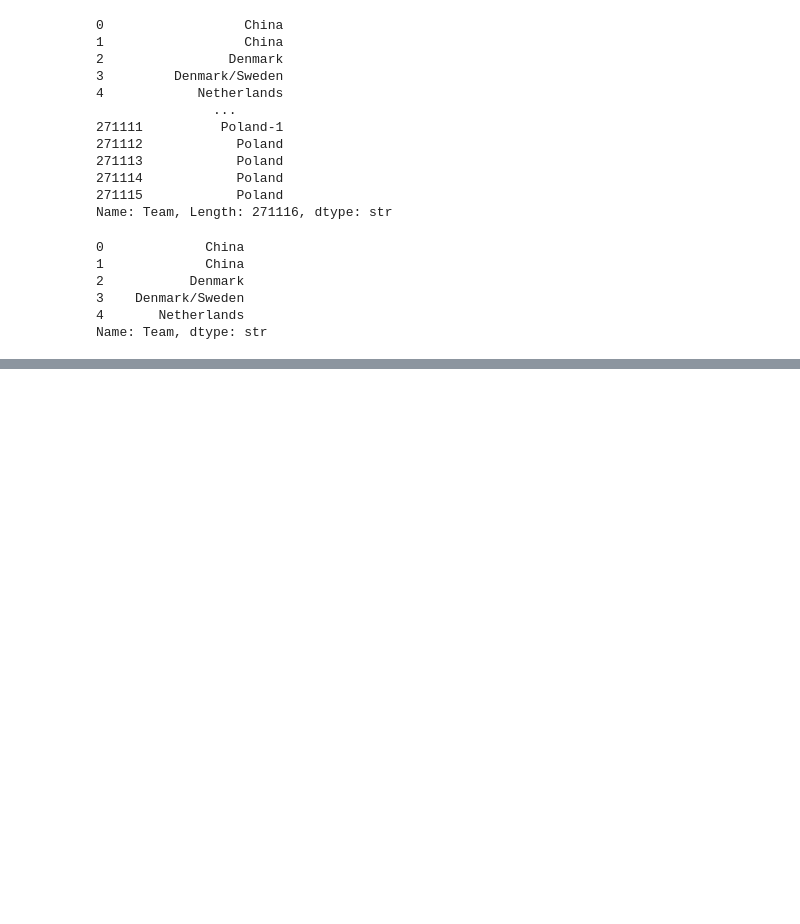
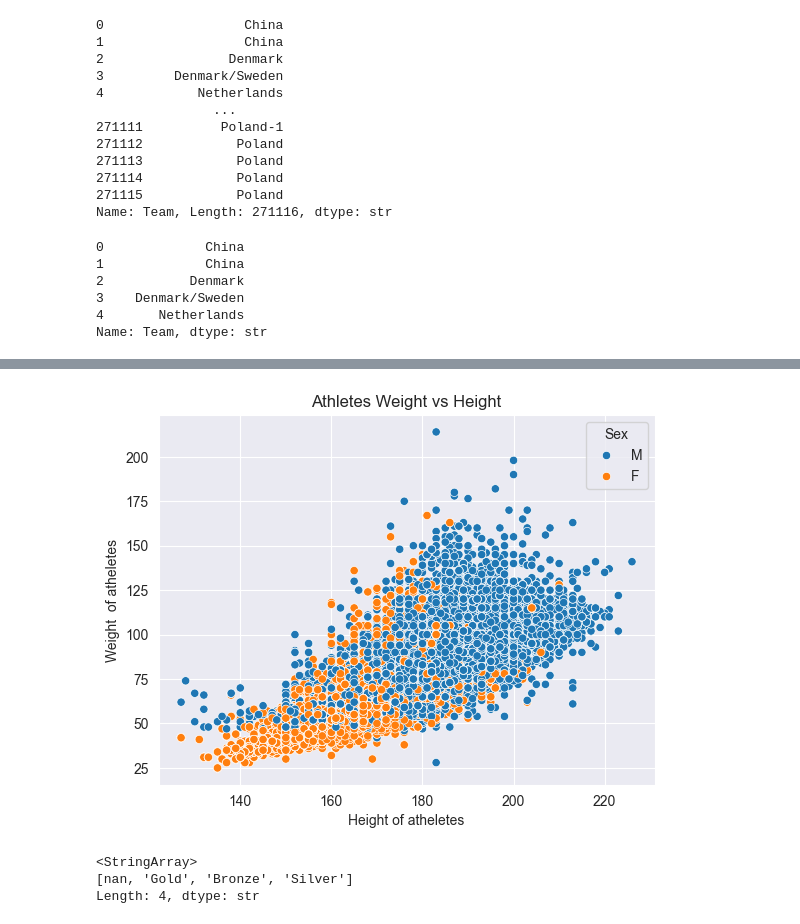
Before and after one commit to YILDIZ17/ai-labs, a Jupyter notebook: notebooks/courses/data-science/11_visualization_seaborn.ipynb, the cells around one changed output, grey strips where cells are left out. Drawn from its saved outputs; the diff is of its cells as text; code cells hidden in the pictures; blank space fills up the shorter version.

```diff
--- a/notebooks/courses/data-science/11_visualization_seaborn.ipynb
+++ b/notebooks/courses/data-science/11_visualization_seaborn.ipynb
@@ -61,0 +71,15 @@ plt.show()
+# %%
+sns.set_style("darkgrid") #white, dark, whitegrid, darkgrid, ticks
+sns.scatterplot(x="Height", y="Weight", hue="Sex", data=data)
+plt.xlabel("Height of atheletes")
+plt.ylabel("Weight  of atheletes")
+plt.title("Athletes Weight vs Height")
+plt.show()
+# %% [output]
+[figure, added]
+# %%
+data["Medal"].unique()
+# %% [output]
+<StringArray>
+[nan, 'Gold', 'Bronze', 'Silver']
+Length: 4, dtype: str
```
Also changed, not shown: parts of 9 cells of this notebook, 3 other files.
